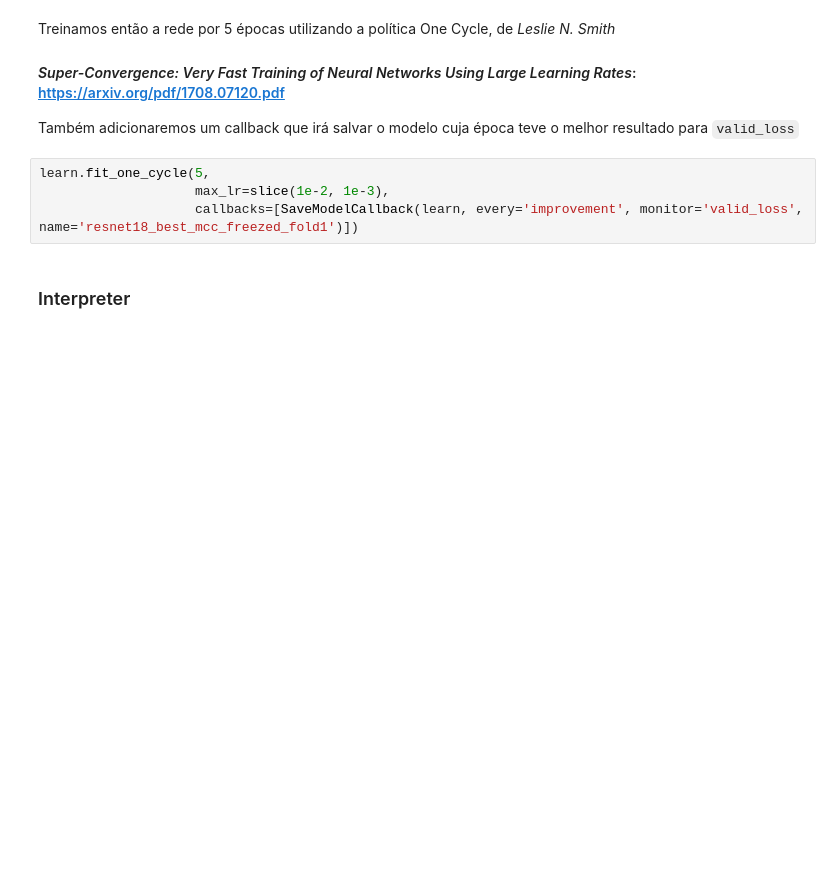
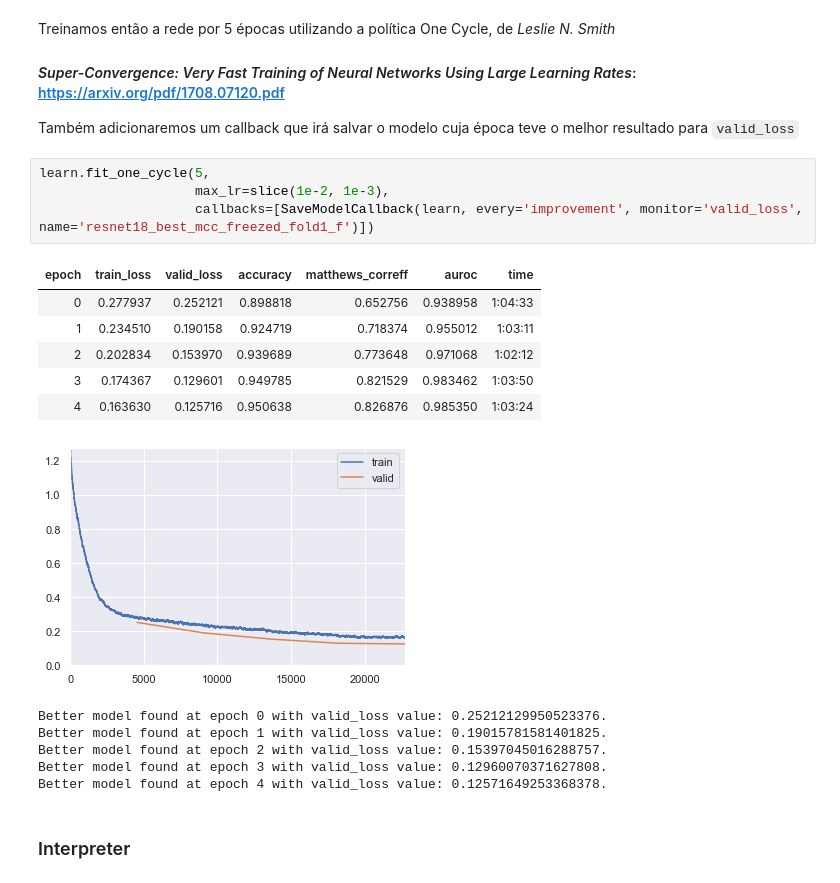
Before and after one commit to ChristianCFranca/unb-tg-deepfakerecognition, a Jupyter notebook: Treinamento Fastai Resnet18.ipynb, the cells around one changed output. Drawn from its saved outputs; the diff is of its cells as text; blank space fills up the shorter version.

Commit message:
Realizado treinamento do fold 2 com a rede congelada.

```diff
--- a/Treinamento Fastai Resnet18.ipynb
+++ b/Treinamento Fastai Resnet18.ipynb
@@ -279,7 +279,20 @@ Também adicionaremos um callback que irá salvar o modelo cuja época teve o me
 # %%
 learn.fit_one_cycle(5,
                     max_lr=slice(1e-2, 1e-3),
-                    callbacks=[SaveModelCallback(learn, every='improvement', monitor='valid_loss', name='resnet18_best_mcc_freezed_fold1')])
+                    callbacks=[SaveModelCallback(learn, every='improvement', monitor='valid_loss', name='resnet18_best_mcc_freezed_fold1_f')])
+# %% [output]
+| epoch | train_loss | valid_loss | accuracy | matthews_correff | auroc | time |
+| 0 | 0.277937 | 0.252121 | 0.898818 | 0.652756 | 0.938958 | 1:04:33 |
+| 1 | 0.234510 | 0.190158 | 0.924719 | 0.718374 | 0.955012 | 1:03:11 |
+| 2 | 0.202834 | 0.153970 | 0.939689 | 0.773648 | 0.971068 | 1:02:12 |
+| 3 | 0.174367 | 0.129601 | 0.949785 | 0.821529 | 0.983462 | 1:03:50 |
+| 4 | 0.163630 | 0.125716 | 0.950638 | 0.826876 | 0.985350 | 1:03:24 |
+[figure, added]
+Better model found at epoch 0 with valid_loss value: 0.25212129950523376.
+Better model found at epoch 1 with valid_loss value: 0.19015781581401825.
+Better model found at epoch 2 with valid_loss value: 0.15397045016288757.
+Better model found at epoch 3 with valid_loss value: 0.12960070371627808.
+Better model found at epoch 4 with valid_loss value: 0.12571649253368378.
 # %% [markdown]
 ### Interpreter
 # %% [markdown]
```
Also changed, not shown: parts of 15 cells of this notebook.
